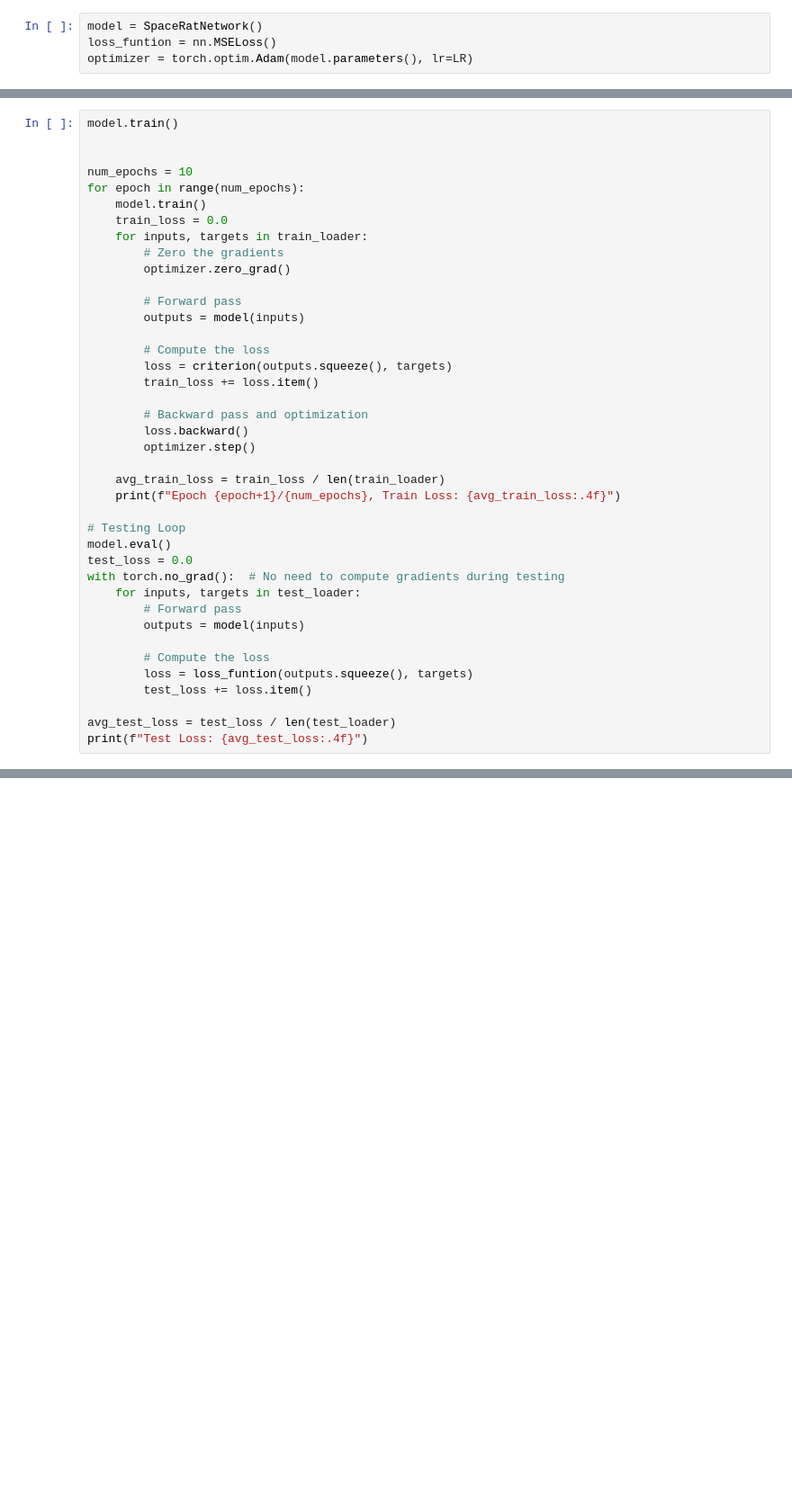
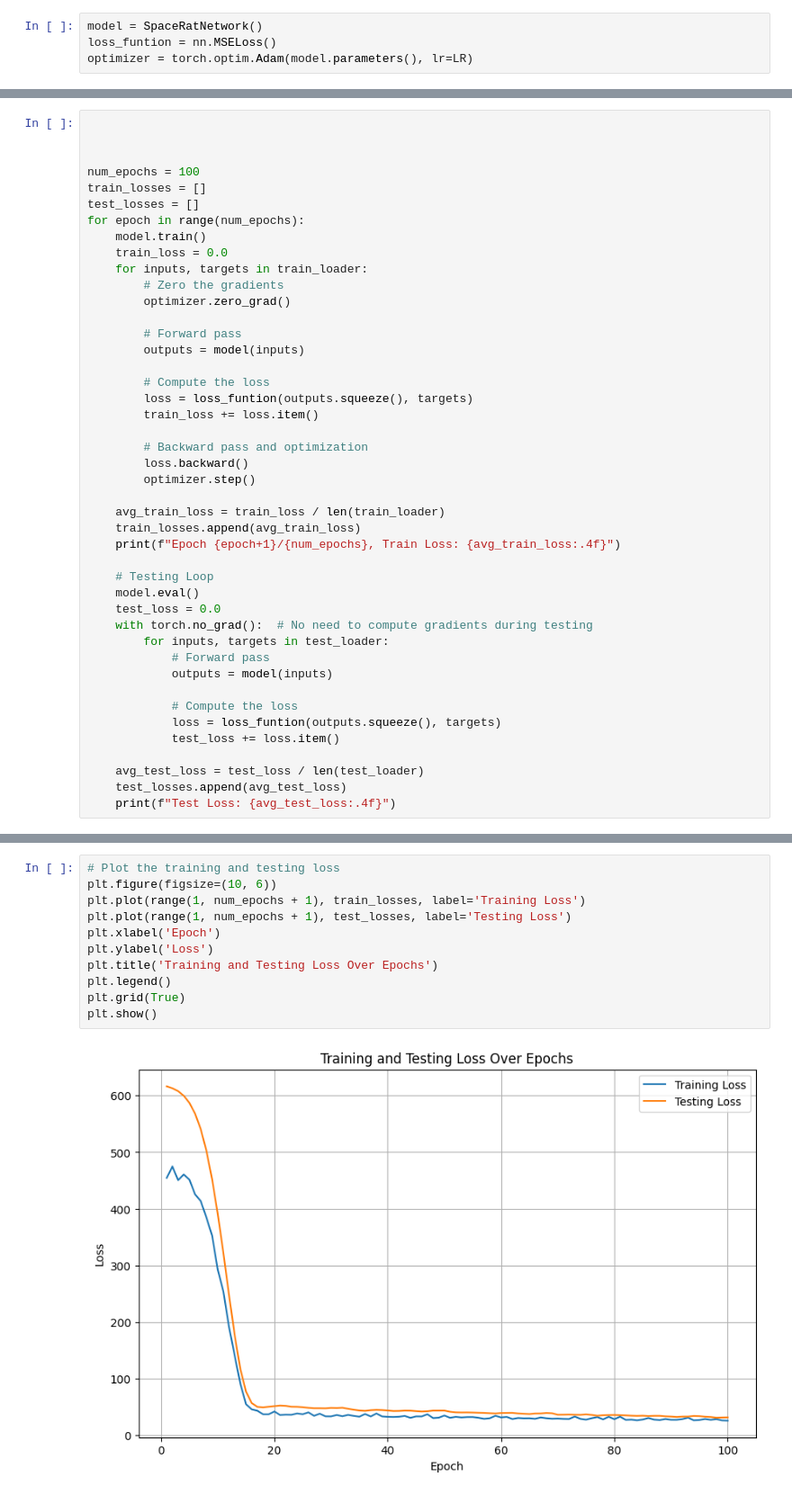
Before and after one commit to christo357/Spacerat_ML, a Jupyter notebook: ml_model.ipynb, the cells around one changed output, grey strips where cells are left out. Shown: that part at 90% size. Drawn from its saved outputs; the diff is of its cells as text; blank space fills up the shorter version.

Commit message:
ml model general structure

```diff
--- a/ml_model.ipynb
+++ b/ml_model.ipynb
@@ -75,8 +124,10 @@ optimizer = torch.optim.Adam(model.parameters(), lr=LR)
 # %%
-model.train()
 
 
-num_epochs = 10
+
+num_epochs = 100
+train_losses = []
+test_losses = []
 for epoch in range(num_epochs):
     model.train()
     train_loss = 0.0
@@ -88,7 +139,7 @@ for epoch in range(num_epochs):
         outputs = model(inputs)
 
         # Compute the loss
-        loss = criterion(outputs.squeeze(), targets)
+        loss = loss_funtion(outputs.squeeze(), targets)
         train_loss += loss.item()
 
         # Backward pass and optimization
@@ -96,19 +147,21 @@ for epoch in range(num_epochs):
         optimizer.step()
 
     avg_train_loss = train_loss / len(train_loader)
+    train_losses.append(avg_train_loss)
     print(f"Epoch {epoch+1}/{num_epochs}, Train Loss: {avg_train_loss:.4f}")
 
-# Testing Loop
-model.eval()
-test_loss = 0.0
-with torch.no_grad():  # No need to compute gradients during testing
-    for inputs, targets in test_loader:
-        # Forward pass
-        outputs = model(inputs)
+    # Testing Loop
+    model.eval()
+    test_loss = 0.0
+    with torch.no_grad():  # No need to compute gradients during testing
+        for inputs, targets in test_loader:
+            # Forward pass
+            outputs = model(inputs)
 
-        # Compute the loss
-        loss = loss_funtion(outputs.squeeze(), targets)
-        test_loss += loss.item()
+            # Compute the loss
+            loss = loss_funtion(outputs.squeeze(), targets)
+            test_loss += loss.item()
 
-avg_test_loss = test_loss / len(test_loader)
-print(f"Test Loss: {avg_test_loss:.4f}")
+    avg_test_loss = test_loss / len(test_loader)
+    test_losses.append(avg_test_loss)
+    print(f"Test Loss: {avg_test_loss:.4f}")
@@ -114,0 +186,13 @@ print(f"Test Loss: {avg_test_loss:.4f}")
+# %%
+# Plot the training and testing loss
+plt.figure(figsize=(10, 6))
+plt.plot(range(1, num_epochs + 1), train_losses, label='Training Loss')
+plt.plot(range(1, num_epochs + 1), test_losses, label='Testing Loss')
+plt.xlabel('Epoch')
+plt.ylabel('Loss')
+plt.title('Training and Testing Loss Over Epochs')
+plt.legend()
+plt.grid(True)
+plt.show()
+# %% [output]
+[figure, added]
```
Also changed, not shown: parts of 12 cells of this notebook, 5 other files.
